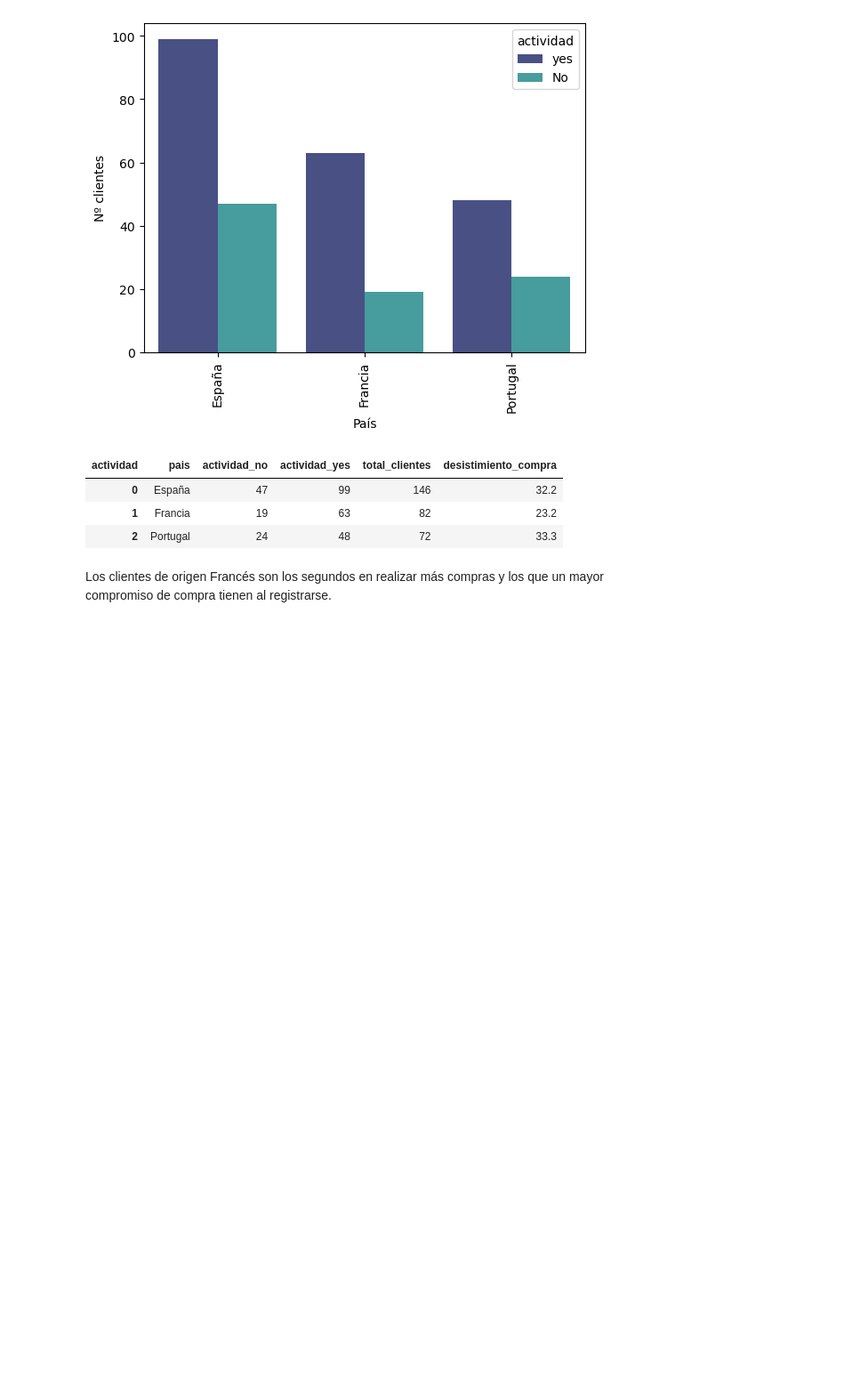
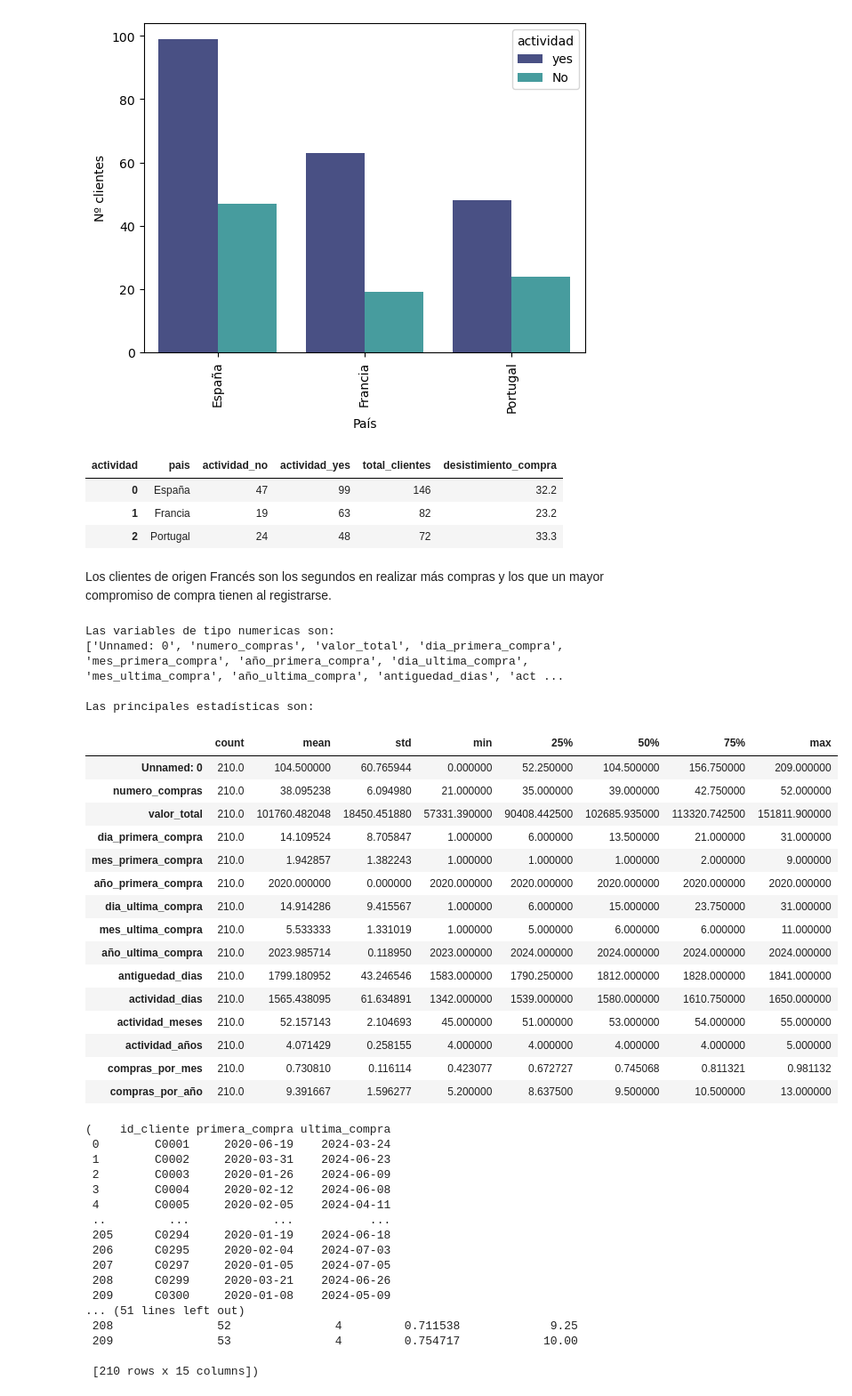
Before and after one commit to Margamtr/Proyect_DTS, a Jupyter notebook: visualizacion_datos.ipynb, the cells around one changed output. Shown at 89% size. Saved outputs shown, nothing was run; the diff lists cells and outputs as text; code cells hidden in the pictures; blank space fills up the shorter version.

```diff
--- a/visualizacion_datos.ipynb
+++ b/visualizacion_datos.ipynb
@@ -149,3 +156,43 @@ display(df_actividad_pais)
 | 2 | Portugal | 24 | 48 | 72 | 33.3 |
 # %% [markdown]
 Los clientes de origen Francés son los segundos en realizar más compras y los que un mayor compromiso de compra tienen al registrarse.
+# %%
+sdts.estudio_variables(df_metricas, 'numericas')
+# %% [output]
+Las variables de tipo numericas son:
+['Unnamed: 0', 'numero_compras', 'valor_total', 'dia_primera_compra', 'mes_primera_compra', 'año_primera_compra', 'dia_ultima_compra', 'mes_ultima_compra', 'año_ultima_compra', 'antiguedad_dias', 'act ...
+
+Las principales estadísticas son:
+|  | count | mean | std | min | 25% | 50% | 75% | max |
+| Unnamed: 0 | 210.0 | 104.500000 | 60.765944 | 0.000000 | 52.250000 | 104.500000 | 156.750000 | 209.000000 |
+| numero_compras | 210.0 | 38.095238 | 6.094980 | 21.000000 | 35.000000 | 39.000000 | 42.750000 | 52.000000 |
+| valor_total | 210.0 | 101760.482048 | 18450.451880 | 57331.390000 | 90408.442500 | 102685.935000 | 113320.742500 | 151811.900000 |
+| dia_primera_compra | 210.0 | 14.109524 | 8.705847 | 1.000000 | 6.000000 | 13.500000 | 21.000000 | 31.000000 |
+| mes_primera_compra | 210.0 | 1.942857 | 1.382243 | 1.000000 | 1.000000 | 1.000000 | 2.000000 | 9.000000 |
+| año_primera_compra | 210.0 | 2020.000000 | 0.000000 | 2020.000000 | 2020.000000 | 2020.000000 | 2020.000000 | 2020.000000 |
+| dia_ultima_compra | 210.0 | 14.914286 | 9.415567 | 1.000000 | 6.000000 | 15.000000 | 23.750000 | 31.000000 |
+| mes_ultima_compra | 210.0 | 5.533333 | 1.331019 | 1.000000 | 5.000000 | 6.000000 | 6.000000 | 11.000000 |
+| año_ultima_compra | 210.0 | 2023.985714 | 0.118950 | 2023.000000 | 2024.000000 | 2024.000000 | 2024.000000 | 2024.000000 |
+| antiguedad_dias | 210.0 | 1799.180952 | 43.246546 | 1583.000000 | 1790.250000 | 1812.000000 | 1828.000000 | 1841.000000 |
+| actividad_dias | 210.0 | 1565.438095 | 61.634891 | 1342.000000 | 1539.000000 | 1580.000000 | 1610.750000 | 1650.000000 |
+| actividad_meses | 210.0 | 52.157143 | 2.104693 | 45.000000 | 51.000000 | 53.000000 | 54.000000 | 55.000000 |
+| actividad_años | 210.0 | 4.071429 | 0.258155 | 4.000000 | 4.000000 | 4.000000 | 4.000000 | 5.000000 |
+| compras_por_mes | 210.0 | 0.730810 | 0.116114 | 0.423077 | 0.672727 | 0.745068 | 0.811321 | 0.981132 |
+| compras_por_año | 210.0 | 9.391667 | 1.596277 | 5.200000 | 8.637500 | 9.500000 | 10.500000 | 13.000000 |
+(    id_cliente primera_compra ultima_compra
+ 0        C0001     2020-06-19    2024-03-24
+ 1        C0002     2020-03-31    2024-06-23
+ 2        C0003     2020-01-26    2024-06-09
+ 3        C0004     2020-02-12    2024-06-08
+ 4        C0005     2020-02-05    2024-04-11
+ ..         ...            ...           ...
+ 205      C0294     2020-01-19    2024-06-18
+ 206      C0295     2020-02-04    2024-07-03
+ 207      C0297     2020-01-05    2024-07-05
+ 208      C0299     2020-03-21    2024-06-26
+ 209      C0300     2020-01-08    2024-05-09
+... (51 lines left out)
+ 208               52               4         0.711538             9.25
+ 209               53               4         0.754717            10.00
+
+ [210 rows x 15 columns])
```
Also changed, not shown: parts of 1 cell of this notebook, 4 other files.
